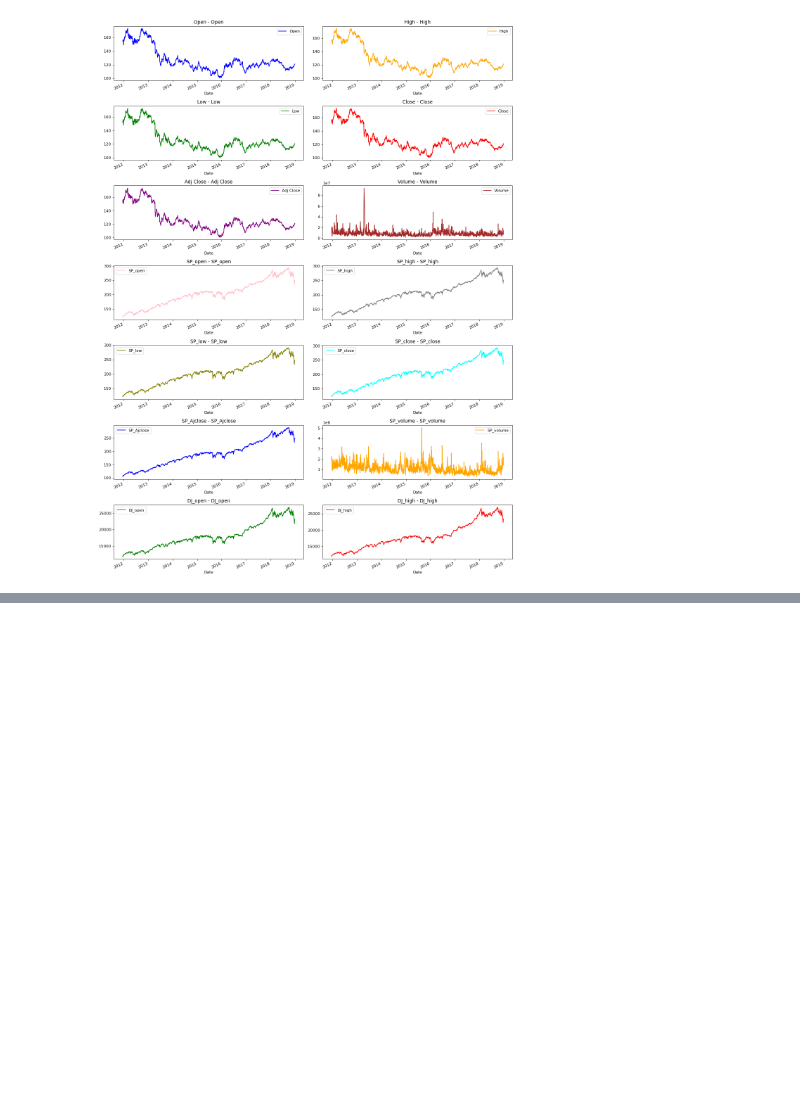
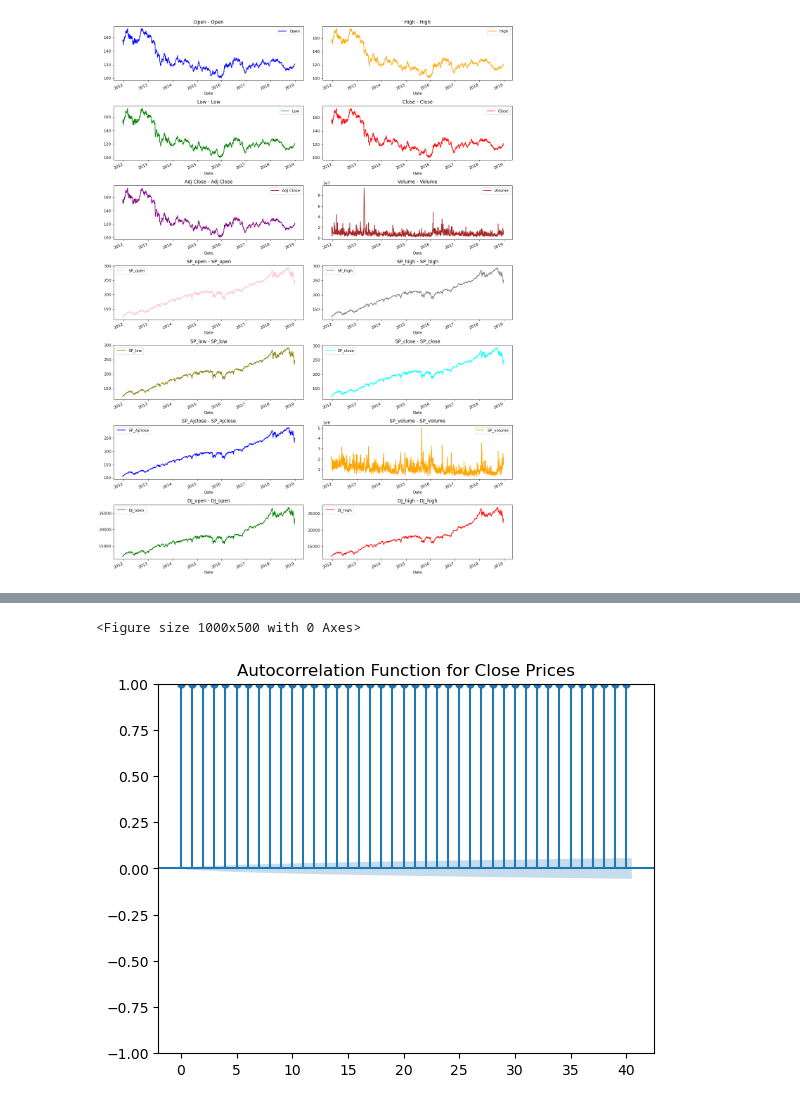
Before and after one commit to abhisheksuga/price-forecasting, a Jupyter notebook: src/forcasting.ipynb, the cells around one changed output, grey strips where cells are left out. Drawn from its saved outputs; the diff is of its cells as text; code cells hidden in the pictures; blank space fills up the shorter version.

```diff
--- a/src/forcasting.ipynb
+++ b/src/forcasting.ipynb
@@ -326,0 +425,7 @@ visualization(df2)
+# %%
+#normalising the data
+
+from sklearn.preprocessing import MinMaxScaler
+scaler = MinMaxScaler()
+features_to_scale = ['Open', 'High', 'Low', 'Close', 'Volume']
+filtered_data[features_to_scale] = scaler.fit_transform(filtered_data[features_to_scale])
@@ -326,0 +450,13 @@ visualization(df2)
+# %%
+#autocorrelation analysis
+import pandas as pd
+import numpy as np
+import matplotlib.pyplot as plt
+from statsmodels.graphics.tsaplots import plot_acf
+plt.figure(figsize=(10, 5))
+plot_acf(filtered_data['Close'], lags=40, alpha=0.05)
+plt.title('Autocorrelation Function for Close Prices')
+plt.show()
+# %% [output]
+<Figure size 1000x500 with 0 Axes>
+[figure, added]
```
Also changed, not shown: parts of 27 cells of this notebook, 4 other files.
